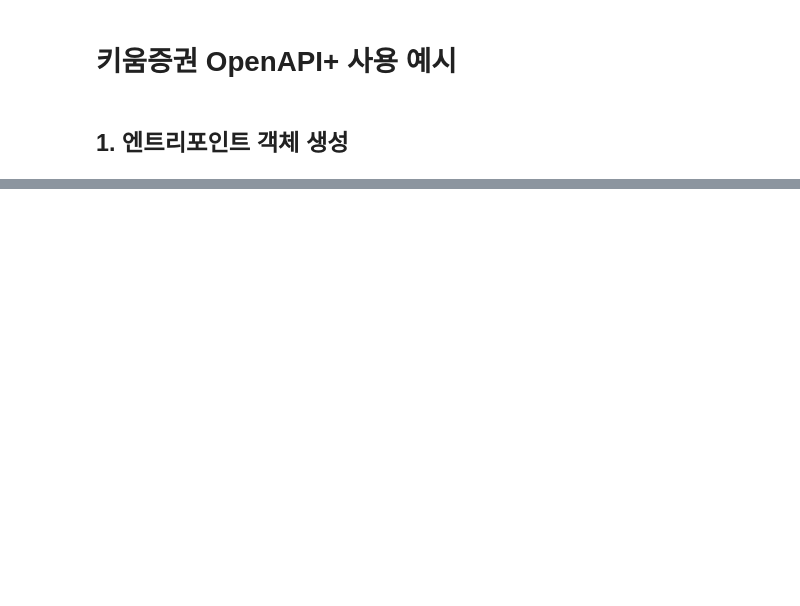
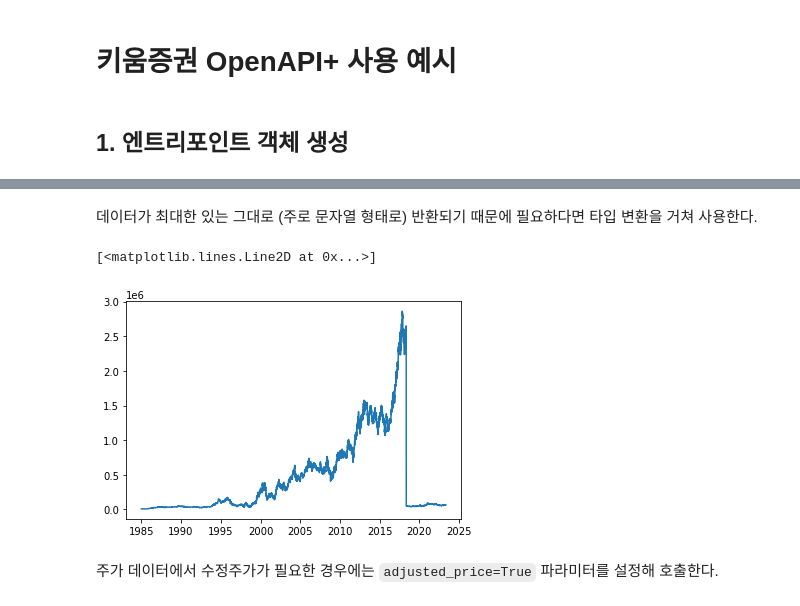
Before and after one commit to Phabala/koapy-phabala, a Jupyter notebook: workspace/tutorial.ipynb, the cells around one changed output, grey strips where cells are left out. Drawn from its saved outputs; the diff is of its cells as text; code cells hidden in the pictures; blank space fills up the shorter version.

```diff
--- a/workspace/tutorial.ipynb
+++ b/workspace/tutorial.ipynb
@@ -23,0 +81,2 @@ logging.getLogger('matplotlib').setLevel(logging.WARNING)
+# %%
+codes_by_name = dict(zip(names, codes))
@@ -23,0 +85,2 @@ logging.getLogger('matplotlib').setLevel(logging.WARNING)
+# %%
+code = samsung_code = codes_by_name['삼성전자']
@@ -23,0 +119,2 @@ logging.getLogger('matplotlib').setLevel(logging.WARNING)
+# %%
+data = entrypoint.GetDailyStockDataAsDataFrame(code) # opt10081
@@ -23,0 +155,12 @@ logging.getLogger('matplotlib').setLevel(logging.WARNING)
+# %% [markdown]
+데이터가 최대한 있는 그대로 (주로 문자열 형태로) 반환되기 때문에 필요하다면 타입 변환을 거쳐 사용한다.
+# %%
+dates = pd.to_datetime(data['일자'], format='%Y%m%d')
+closes = pd.to_numeric(data['현재가'])
+# %%
+plt.plot(dates, closes)
+# %% [output]
+[<matplotlib.lines.Line2D at 0x...>]
+[figure, added]
+# %% [markdown]
+주가 데이터에서 수정주가가 필요한 경우에는 `adjusted_price=True` 파라미터를 설정해 호출한다.
```
Also changed, not shown: parts of 42 cells of this notebook.
